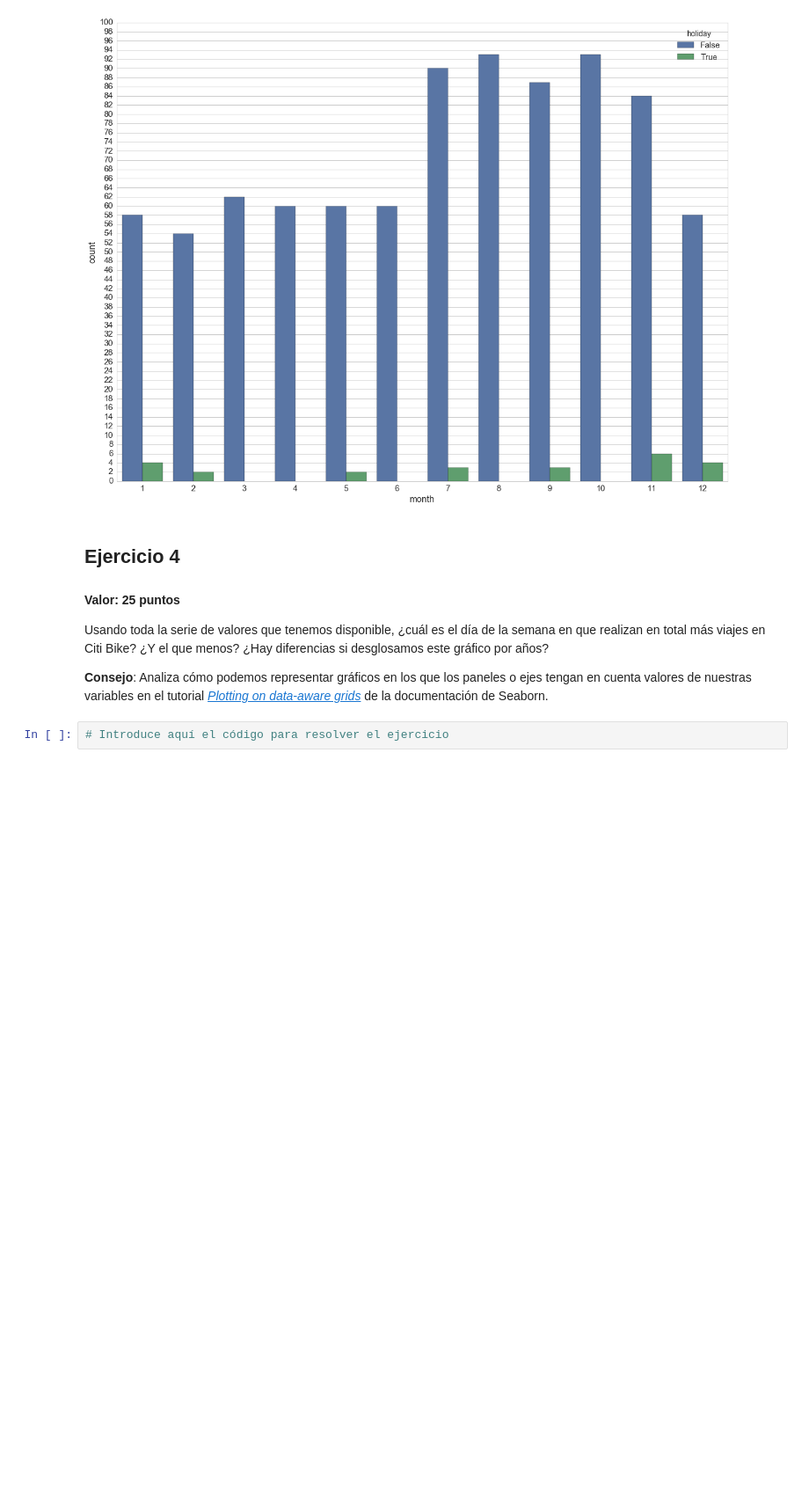
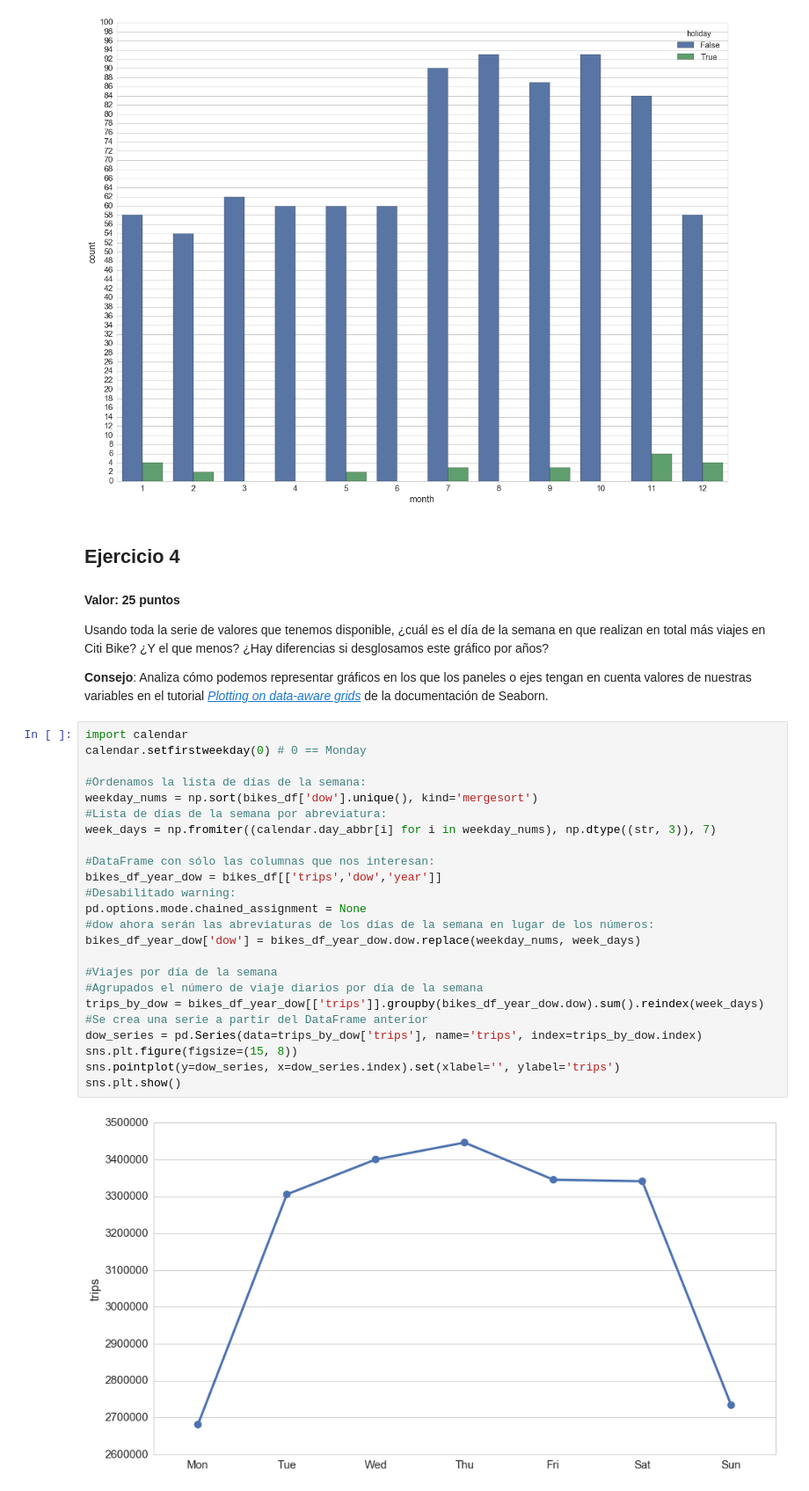
Before and after one commit to jvicentem/pandas-and-seaborn-assignment, a Jupyter notebook: Citi Bike System NYC.ipynb, the cells around one changed output. Shown at 88% size. Drawn from its saved outputs; the diff is of its cells as text; blank space fills up the shorter version.

```diff
--- a/Citi Bike System NYC.ipynb
+++ b/Citi Bike System NYC.ipynb
@@ -224,5 +223,29 @@ sns.plt.show()
 Usando toda la serie de valores que tenemos disponible, ¿cuál es el día de la semana en que realizan en total más viajes en Citi Bike? ¿Y el que menos? ¿Hay diferencias si desglosamos este gráfico por años?
 
 **Consejo**: Analiza cómo podemos representar gráficos en los que los paneles o ejes tengan en cuenta valores de nuestras variables en el tutorial [*Plotting on data-aware grids*](http://seaborn.pydata.org/tutorial/axis_grids.html) de la documentación de Seaborn.
-# %%
-# Introduce aquí el código para resolver el ejercicio
+# %%
+import calendar
+calendar.setfirstweekday(0) # 0 == Monday
+
+#Ordenamos la lista de días de la semana:
+weekday_nums = np.sort(bikes_df['dow'].unique(), kind='mergesort')
+#Lista de días de la semana por abreviatura:
+week_days = np.fromiter((calendar.day_abbr[i] for i in weekday_nums), np.dtype((str, 3)), 7)
+
+#DataFrame con sólo las columnas que nos interesan:
+bikes_df_year_dow = bikes_df[['trips','dow','year']]
+#Desabilitado warning:
+pd.options.mode.chained_assignment = None
+#dow ahora serán las abreviaturas de los días de la semana en lugar de los números:
+bikes_df_year_dow['dow'] = bikes_df_year_dow.dow.replace(weekday_nums, week_days)
+
+#Viajes por día de la semana
+#Agrupados el número de viaje diarios por día de la semana
+trips_by_dow = bikes_df_year_dow[['trips']].groupby(bikes_df_year_dow.dow).sum().reindex(week_days)
+#Se crea una serie a partir del DataFrame anterior
+dow_series = pd.Series(data=trips_by_dow['trips'], name='trips', index=trips_by_dow.index)
+sns.plt.figure(figsize=(15, 8))
+sns.pointplot(y=dow_series, x=dow_series.index).set(xlabel='', ylabel='trips')
+sns.plt.show()
+# %% [output]
+[figure, added]
```
Also changed, not shown: parts of 4 cells of this notebook.
